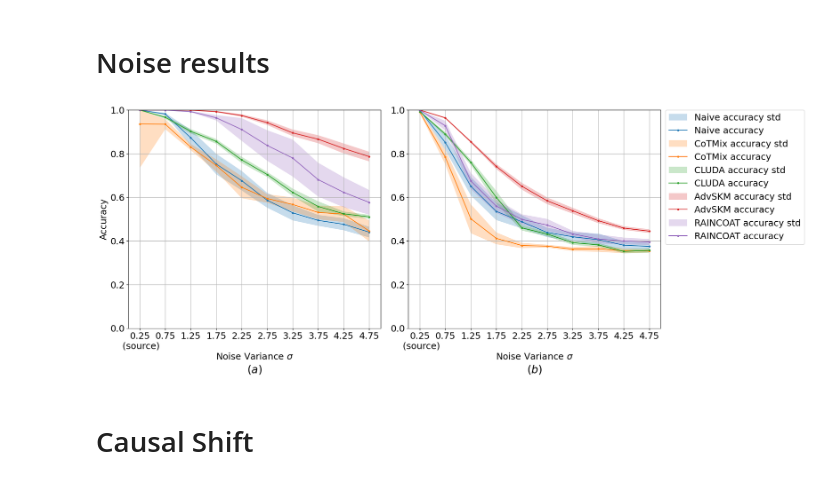
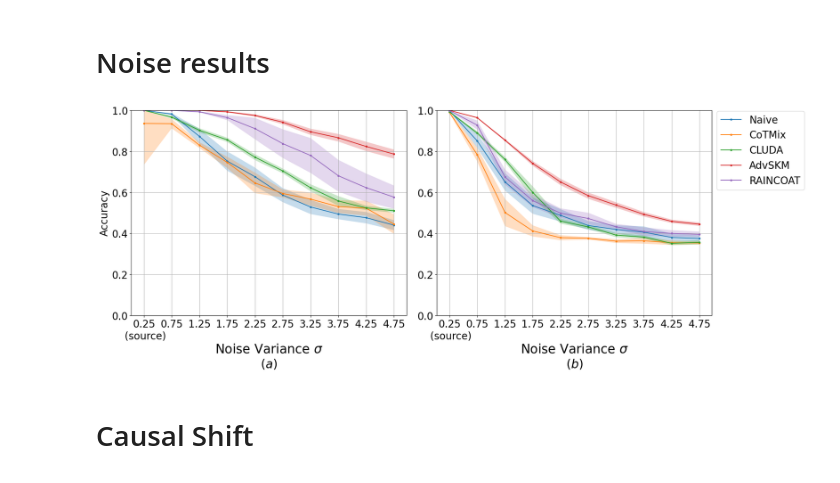
Before and after one commit to Henri-Hoyez/ChemicalStateSpaceModel, a Jupyter notebook: DA_method_comparison.ipynb, the cells around one changed output. Cells and saved outputs as stored; diff of their text form; code cells hidden in the pictures.

```diff
--- a/DA_method_comparison.ipynb
+++ b/DA_method_comparison.ipynb
@@ -272,8 +261,8 @@ naive_max = naive_means+ naive_std
 naive_min = naive_means- naive_std
 naive_max = np.clip(naive_max, 0, 1)
 
-ax.fill_between(naive_means.index.values, naive_max, naive_min, alpha=0.25, label='Naive accuracy std')
-naive_means.plot(ax=ax, label="Naive accuracy", style=".-")
+ax.fill_between(naive_means.index.values, naive_max, naive_min, alpha=0.25, label='Naive std')
+naive_means.plot(ax=ax, label="Naive", style=".-")
 
 
 for i in range(len(df_methods)):
@@ -290,15 +279,16 @@ for i in range(len(df_methods)):
 
     method_max = np.clip(method_max, 0, 1)
 
-    ax.fill_between(method_means.index.values, method_max, method_min, alpha=0.25, label=f"{method_name} Accuracy std")
-    method_means.plot(ax=ax, label=f"{method_name} accuracy", style=".-")
+    ax.fill_between(method_means.index.values, method_max, method_min, alpha=0.25, label=f"{method_name} std")
+    method_means.plot(ax=ax, label=f"{method_name}", style=".-")
 
 ax.set_xticks(range(1, len(noise_ticks)+1))
 ax.set_xticklabels(noise_ticks)
 
-ax.set_title("$(a)$",y=-.22)
+ax.set_title("$(a)$",y=-.27)
 ax.set_ylim(0., 1.0)
-ax.set_xlabel("Noise Variance $\\sigma$")
+ax.set_xlabel("Noise Variance $\\sigma$", fontsize=25)
+
 ax.set_ylabel("Accuracy")
 # ax.legend(loc=0, fontsize=12)
 ax.grid(True)
@@ -312,43 +302,43 @@ naive_max = naive_means+ naive_std
 naive_min = naive_means- naive_std
 naive_max = np.clip(naive_max, 0, 1)
 
-ax.fill_between(naive_means.index.values, naive_max, naive_min, alpha=0.25, label='Naive accuracy std')
-naive_means.plot(ax=ax, label="Naive accuracy", style=".-")
+ax.fill_between(naive_means.index.values, naive_max, naive_min, alpha=0.25)
+naive_means.plot(ax=ax, label="Naive", style=".-")
 
 
 for i in range(len(df_methods)):
     # color = cmap((i+1)/10)
     df_method = df_methods[i]
     method_name = method_names[i]
 
     method_performance = df_method.loc["Output Noise"]
 
     method_means = method_performance.mean(axis=1).astype(float)
     method_std = method_performance.std(axis=1).astype(float)
     method_min = method_means- method_std
     method_max = method_means+ method_std
 
     method_max = np.clip(method_max, 0, 1)
 
-    ax.fill_between(method_means.index.values, method_max, method_min, alpha=0.25, label=f"{method_name} accuracy std")
-    method_means.plot(ax=ax, label=f"{method_name} accuracy", style=".-")
+    ax.fill_between(method_means.index.values, method_max, method_min, alpha=0.25)
+    method_means.plot(ax=ax, label=f"{method_name}", style=".-")
 
 
 ax.set_xticks(range(1, len(noise_ticks)+1))
 ax.set_xticklabels(noise_ticks)
 
-ax.legend(bbox_to_anchor=(1.0, 1.022), loc='upper left', fontsize=18)
-plt.title("$(b)$",y=-.22)
+ax.legend(bbox_to_anchor=(1.0, 1.022), loc='upper left', fontsize=20)
+plt.title("$(b)$",y=-.27)
 ax.set_ylim(0., 1.0)
-ax.set_xlabel("Noise Variance $\\sigma$")
+ax.set_xlabel("Noise Variance $\\sigma$", fontsize=25)
 # ax.set_ylabel("Accuracy")
 ax.grid(True)
 
 plt.tight_layout()
-# plt.savefig(f'imgs/NoiseCombined.pdf')
+plt.savefig(f'imgs/NoiseCombined.pdf')
 plt.show()
 # %% [output]
-[figure, old version]
+[figure, new version]
 # %% [markdown]
 # Causal Shift
 # %%
```
Also changed, not shown: parts of 4 cells of this notebook.
